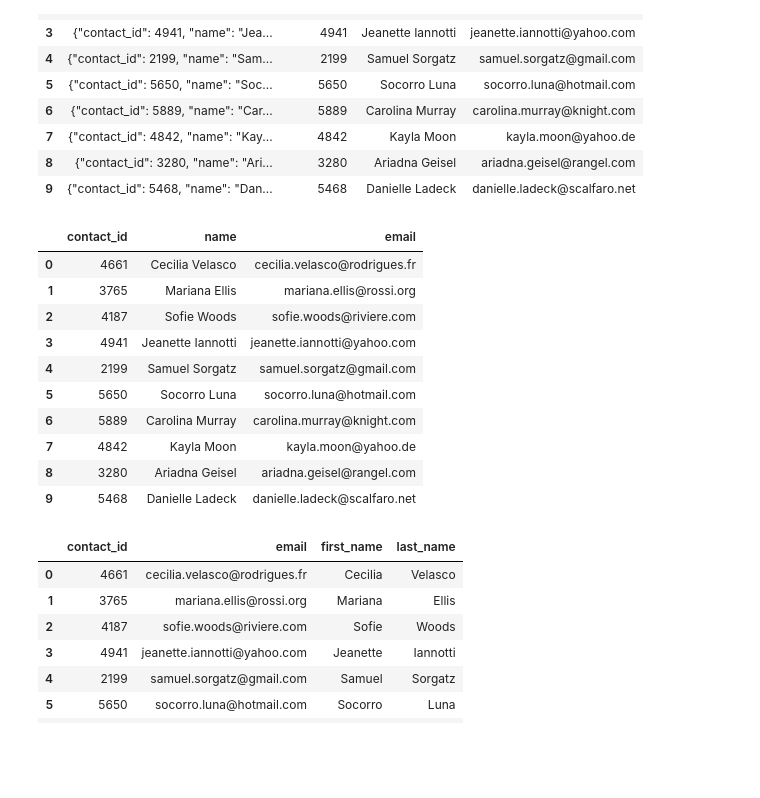
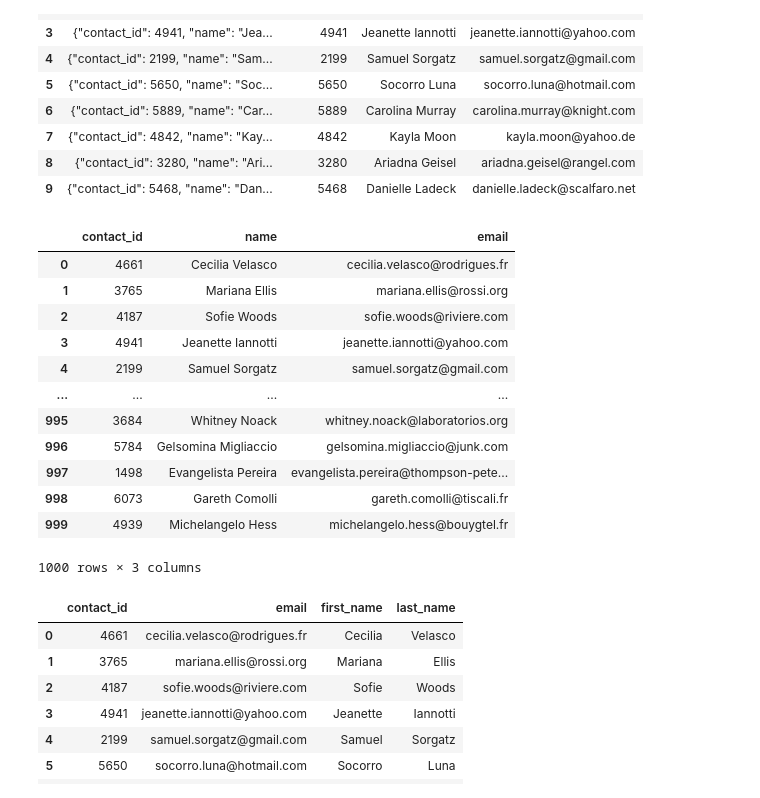
Before and after one commit to rabellan/Crowdfunding_ETL, a Jupyter notebook: ETL_Mini_Project_RAbellano.ipynb, the cells around one changed output. Drawn from its saved outputs; the diff is of its cells as text; code cells hidden in the pictures; blank space fills up the shorter version.

```diff
--- a/ETL_Mini_Project_RAbellano.ipynb
+++ b/ETL_Mini_Project_RAbellano.ipynb
@@ -462,6 +499,9 @@ contact_info_df_copy.head()
 | 4 | {"contact_id": 2199, "name": "Sam... |
 # %%
 # Extract the four-digit contact ID number.
+# The 4-digit pattern regex: (\d{4})
+contact_info_df_copy['contact_id'] = contact_info_df_copy['contact_info'].str.extract(r'(\d{4})')
+contact_info_df_copy
 # %% [output]
 |  | contact_info | contact_id |
 | 0 | {"contact_id": 4661, "name": "Cec... | 4661 |
@@ -483,6 +531,8 @@ dtypes: object(2)
 memory usage: 15.8+ KB
 # %%
 # Convert the "contact_id" column to an int64 data type.
+contact_info_df_copy['contact_id'] = pd.to_numeric(contact_info_df_copy['contact_id'])
+contact_info_df_copy.info()
 # %% [output]
 <class 'pandas.core.frame.DataFrame'>
 RangeIndex: 1000 entries, 0 to 999
@@ -495,6 +545,9 @@ dtypes: int64(1), object(1)
 memory usage: 15.8+ KB
 # %%
 # Extract the name of the contact and add it to a new column.
+# The string regex pattern for name: ([^nameil"\s][A-Za-z]+\s+[A-Za-z]+)
+contact_info_df_copy['name'] = contact_info_df_copy['contact_info'].str.extract(r'([^nameil"\s][A-Za-z]+\s+[A-Za-z]+)')
+contact_info_df_copy.head(10)
 # %% [output]
 |  | contact_info | contact_id | name |
 | 0 | {"contact_id": 4661, "name": "Cec... | 4661 | Cecilia Velasco |
@@ -509,6 +562,9 @@ memory usage: 15.8+ KB
 | 9 | {"contact_id": 5468, "name": "Dan... | 5468 | Danielle Ladeck |
 # %%
 # Extract the email from the contacts and add the values to a new column.
+# The string regex pattern for email: "(\S+@\S+)"}
+contact_info_df_copy['email'] = contact_info_df_copy['contact_info'].str.extract(r'"(\S+@\S+)"}')
+contact_info_df_copy.head(10)
 # %% [output]
 |  | contact_info | contact_id | name | email |
 | 0 | {"contact_id": 4661, "name": "Cec... | 4661 | Cecilia Velasco | cecilia.velasco@rodrigues.fr |
@@ -523,17 +579,22 @@ memory usage: 15.8+ KB
 | 9 | {"contact_id": 5468, "name": "Dan... | 5468 | Danielle Ladeck | danielle.ladeck@scalfaro.net |
 # %%
 # Create a copy of the contact_info_df with the 'contact_id', 'name', 'email' columns.
+contact_info_regex = contact_info_df_copy[['contact_id', 'name', 'email']].copy()
+
+contact_info_regex
 # %% [output]
 |  | contact_id | name | email |
 | 0 | 4661 | Cecilia Velasco | cecilia.velasco@rodrigues.fr |
 | 1 | 3765 | Mariana Ellis | mariana.ellis@rossi.org |
 | 2 | 4187 | Sofie Woods | sofie.woods@riviere.com |
 | 3 | 4941 | Jeanette Iannotti | jeanette.iannotti@yahoo.com |
 | 4 | 2199 | Samuel Sorgatz | samuel.sorgatz@gmail.com |
-| 5 | 5650 | Socorro Luna | socorro.luna@hotmail.com |
-| 6 | 5889 | Carolina Murray | carolina.murray@knight.com |
-| 7 | 4842 | Kayla Moon | kayla.moon@yahoo.de |
-| 8 | 3280 | Ariadna Geisel | ariadna.geisel@rangel.com |
-| 9 | 5468 | Danielle Ladeck | danielle.ladeck@scalfaro.net |
+| ... | ... | ... | ... |
+| 995 | 3684 | Whitney Noack | whitney.noack@laboratorios.org |
+| 996 | 5784 | Gelsomina Migliaccio | gelsomina.migliaccio@junk.com |
+| 997 | 1498 | Evangelista Pereira | evangelista.pereira@thompson-pete... |
+| 998 | 6073 | Gareth Comolli | gareth.comolli@tiscali.fr |
+| 999 | 4939 | Michelangelo Hess | michelangelo.hess@bouygtel.fr |
+1000 rows × 3 columns
 # %%
 # Create a "first"name" and "last_name" column with the first and last names from the "name" column.
```
Also changed, not shown: parts of 14 cells of this notebook, 2 other files.
